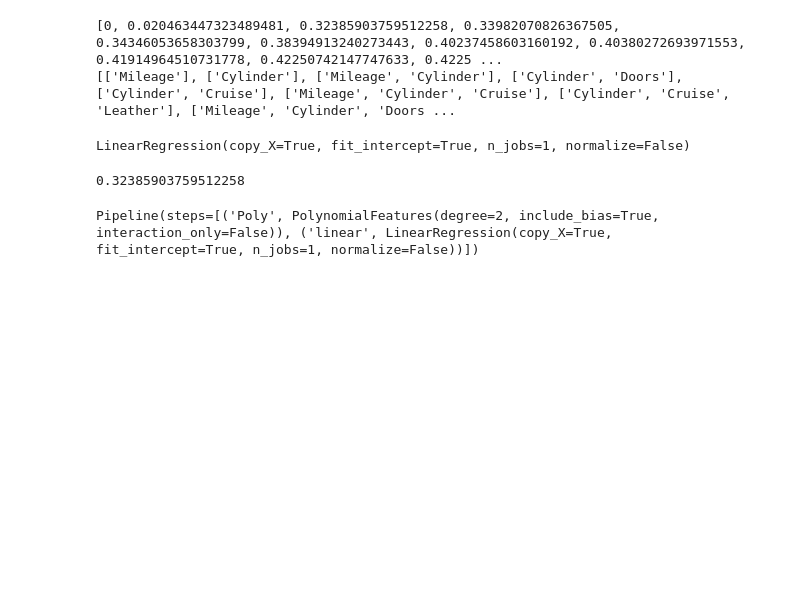
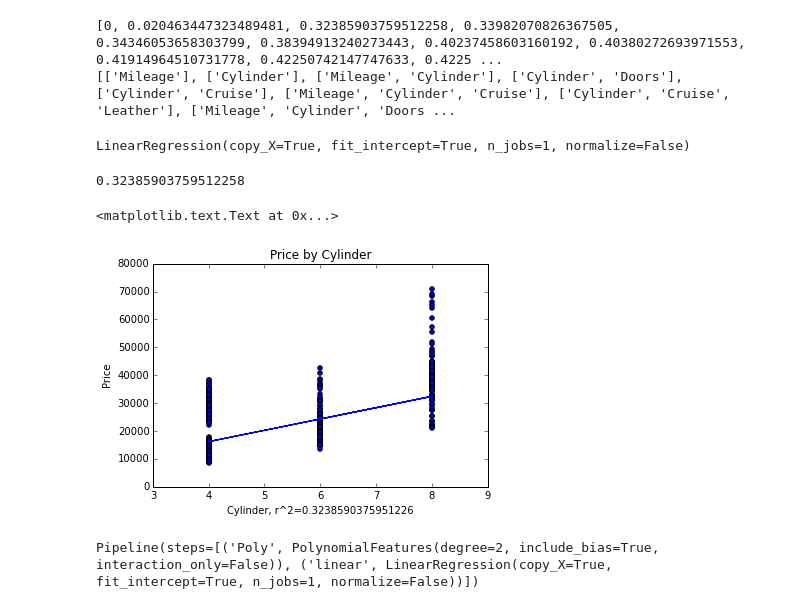
Before and after one commit to Shea-Wolfe/car-linear-regression, a Jupyter notebook: car-worth.ipynb, the cells around one changed output. Drawn from its saved outputs; the diff is of its cells as text; code cells hidden in the pictures; blank space fills up the shorter version.

```diff
--- a/car-worth.ipynb
+++ b/car-worth.ipynb
@@ -142,14 +161,24 @@ print(index)
 # %% [output]
 [0, 0.020463447323489481, 0.32385903759512258, 0.33982070826367505, 0.34346053658303799, 0.38394913240273443, 0.40237458603160192, 0.40380272693971553, 0.41914964510731778, 0.42250742147747633, 0.4225 ...
 [['Mileage'], ['Cylinder'], ['Mileage', 'Cylinder'], ['Cylinder', 'Doors'], ['Cylinder', 'Cruise'], ['Mileage', 'Cylinder', 'Cruise'], ['Cylinder', 'Cruise', 'Leather'], ['Mileage', 'Cylinder', 'Doors ...
-# %%
-regr3.fit(df[['Cylinder']],output_data)
-# %% [output]
-LinearRegression(copy_X=True, fit_intercept=True, n_jobs=1, normalize=False)
+# %%
+regr3.fit(df[['Cylinder']],output_data)
+#Looking at Cylinder because it carried the majority of the r^2 value.
+# %% [output]
+LinearRegression(copy_X=True, fit_intercept=True, n_jobs=1, normalize=False)
 # %%
 regr3.score(df[['Cylinder']],output_data)
 # %% [output]
 0.32385903759512258
+# %%
+plt.scatter(df[['Cylinder']],output_data)
+plt.plot(df[['Cylinder']],regr3.predict(df[['Cylinder']]))
+plt.title('Price by Cylinder')
+plt.ylabel('Price')
+plt.xlabel('Cylinder, r^2={}'.format(regr3.score(df[['Cylinder']],output_data)))
+# %% [output]
+<matplotlib.text.Text at 0x...>
+[figure, added]
 # %%
 model = Pipeline([('Poly',PolynomialFeatures(degree=2)),('linear',linear_model.LinearRegression())])
 # %%
```
Also changed, not shown: parts of 36 cells of this notebook.
